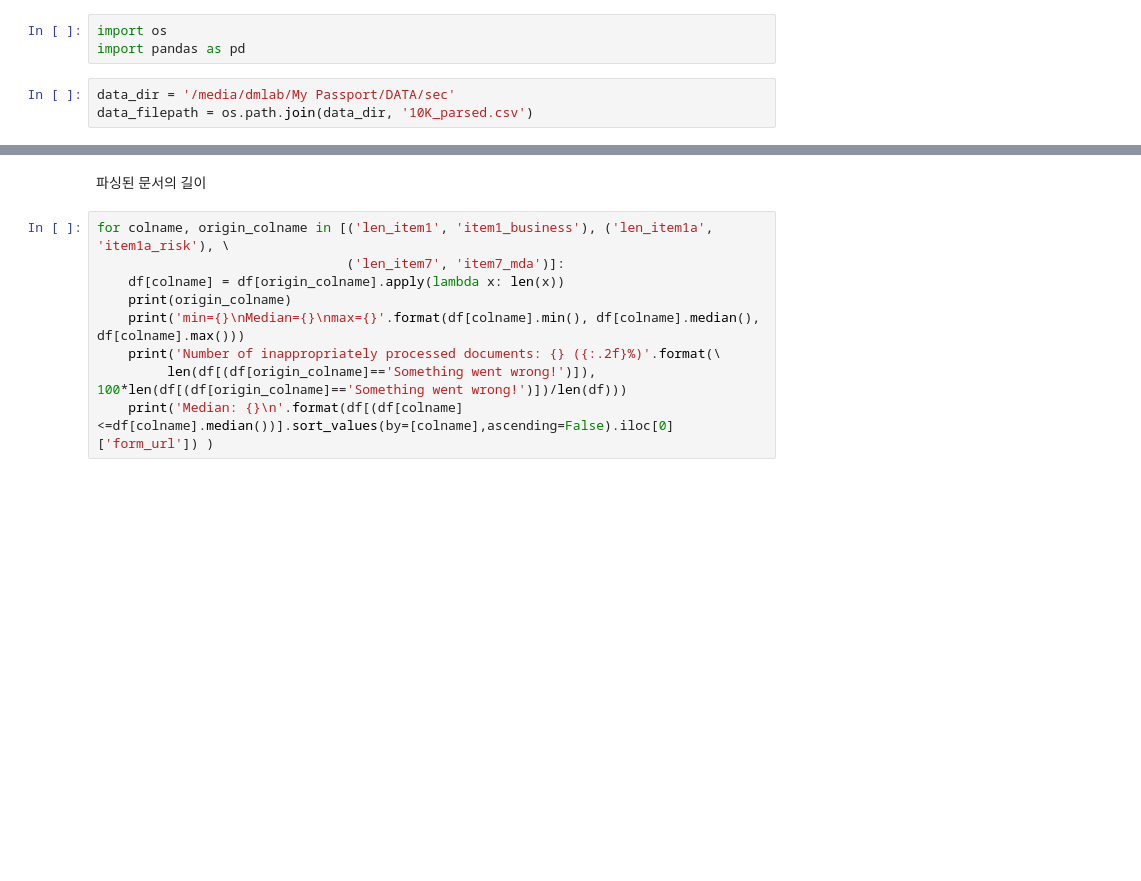
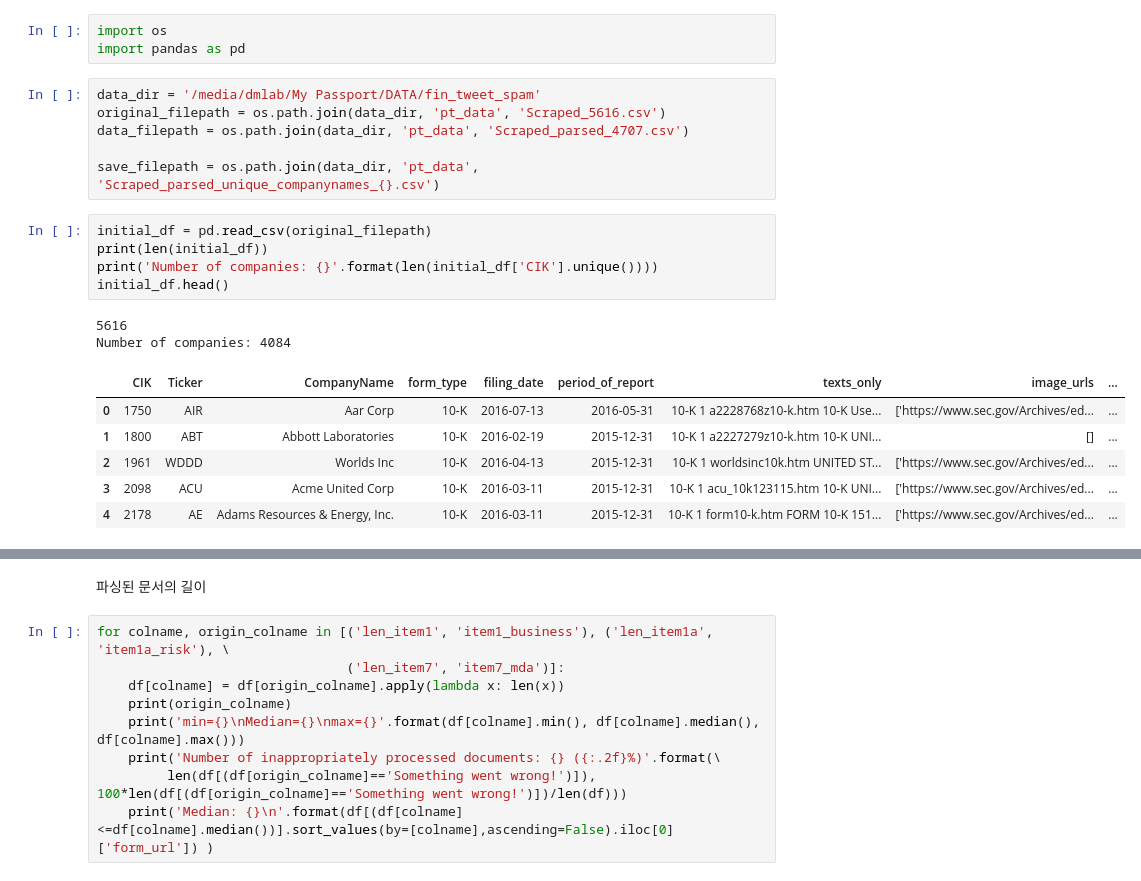
Before and after one commit to sophia-jihye/sec, a Jupyter notebook: Check parsed 10-Ks.ipynb, the cells around one changed output, grey strips where cells are left out. Cells and saved outputs as stored; diff of their text form; blank space fills up the shorter version.

```diff
--- a/Check parsed 10-Ks.ipynb
+++ b/Check parsed 10-Ks.ipynb
@@ -2,6 +2,23 @@
 import os
 import pandas as pd
 # %%
-data_dir = '/media/dmlab/My Passport/DATA/sec'
-data_filepath = os.path.join(data_dir, '10K_parsed.csv')
+data_dir = '/media/dmlab/My Passport/DATA/fin_tweet_spam'
+original_filepath = os.path.join(data_dir, 'pt_data', 'Scraped_5616.csv')
+data_filepath = os.path.join(data_dir, 'pt_data', 'Scraped_parsed_4707.csv')
+
+save_filepath = os.path.join(data_dir, 'pt_data', 'Scraped_parsed_unique_companynames_{}.csv')
+# %%
+initial_df = pd.read_csv(original_filepath)
+print(len(initial_df))
+print('Number of companies: {}'.format(len(initial_df['CIK'].unique())))
+initial_df.head()
+# %% [output]
+5616
+Number of companies: 4084
+|  | CIK | Ticker | CompanyName | form_type | filing_date | period_of_report | texts_only | image_urls | ... |
+| 0 | 1750 | AIR | Aar Corp | 10-K | 2016-07-13 | 2016-05-31 | 10-K 1 a2228768z10-k.htm 10-K Use... | ['https://www.sec.gov/Archives/ed... | ... |
+| 1 | 1800 | ABT | Abbott Laboratories | 10-K | 2016-02-19 | 2015-12-31 | 10-K 1 a2227279z10-k.htm 10-K UNI... | [] | ... |
+| 2 | 1961 | WDDD | Worlds Inc | 10-K | 2016-04-13 | 2015-12-31 | 10-K 1 worldsinc10k.htm UNITED ST... | ['https://www.sec.gov/Archives/ed... | ... |
+| 3 | 2098 | ACU | Acme United Corp | 10-K | 2016-03-11 | 2015-12-31 | 10-K 1 acu_10k123115.htm 10-K UNI... | ['https://www.sec.gov/Archives/ed... | ... |
+| 4 | 2178 | AE | Adams Resources & Energy, Inc. | 10-K | 2016-03-11 | 2015-12-31 | 10-K 1 form10-k.htm FORM 10-K 151... | ['https://www.sec.gov/Archives/ed... | ... |
 # %%
```
Also changed, not shown: parts of 21 cells of this notebook, 3 other files.
